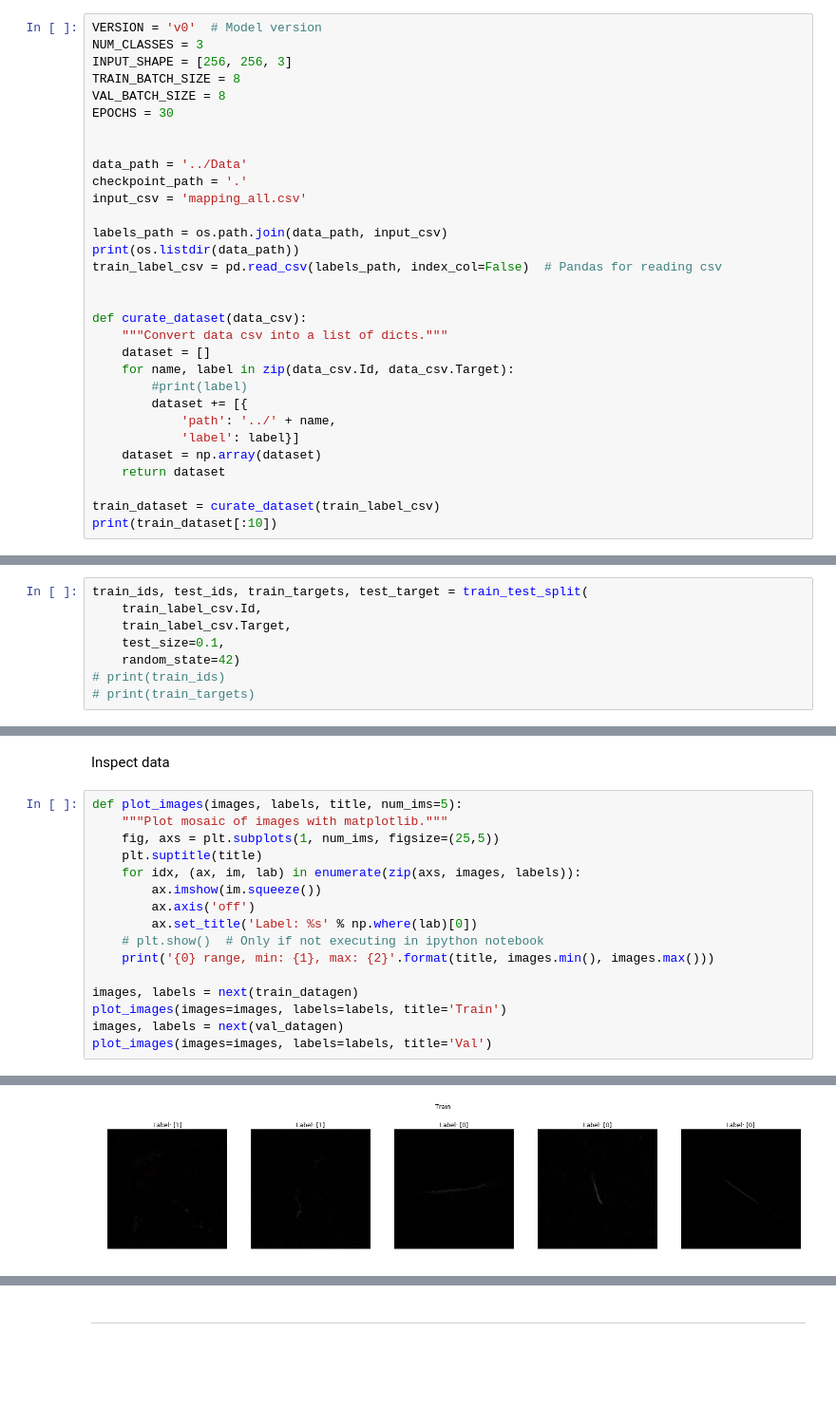
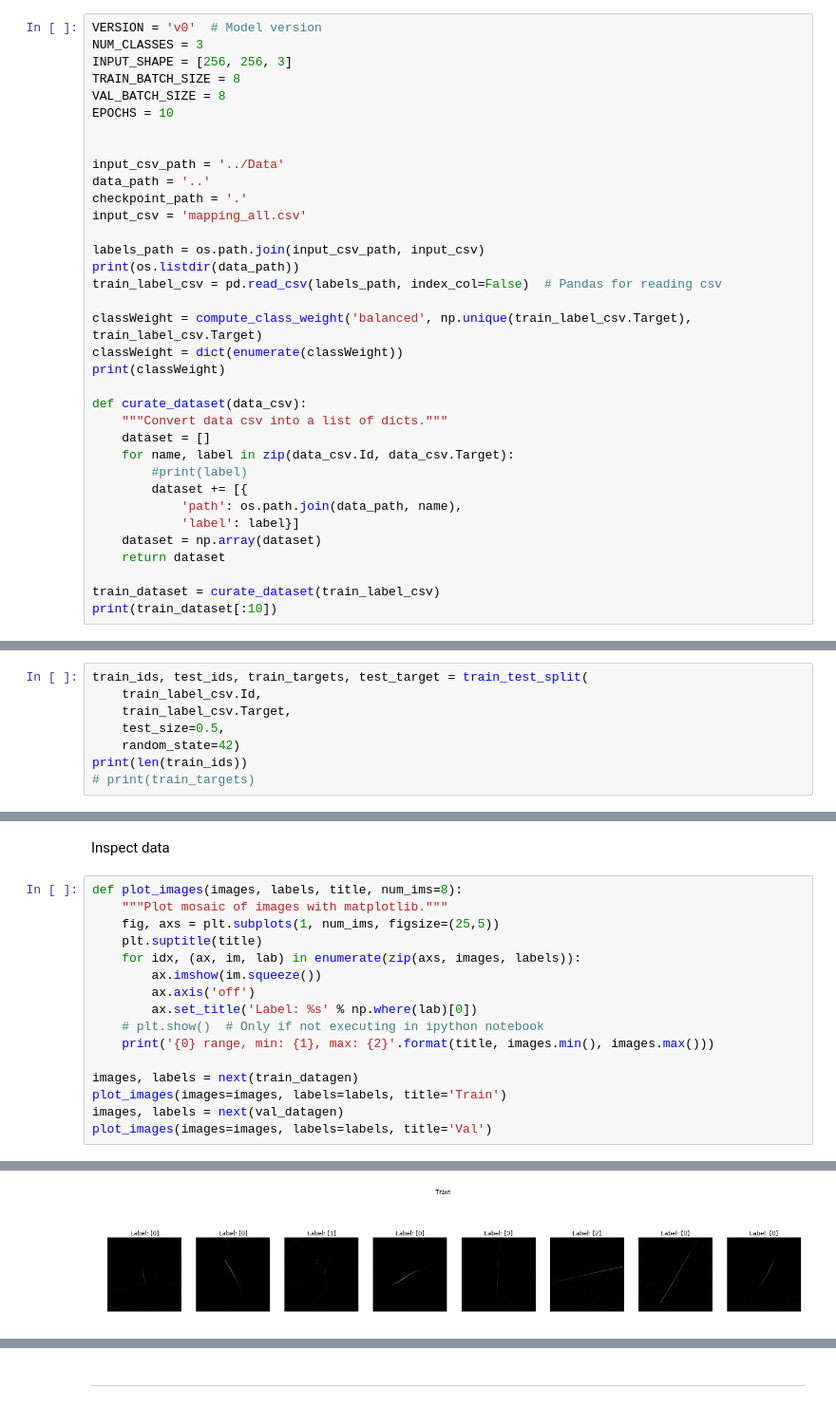
Before and after one commit to ottolau/CloudChamberTrackClassification, a Jupyter notebook: keras/cloudchamberAI_v1_ResNet.ipynb, the cells around one changed output, grey strips where cells are left out. Shown at 95% size. Saved outputs shown, nothing was run; the diff lists cells and outputs as text; blank space fills up the shorter version.

Commit message:
fixed bug. Included class weight for imbalance data

```diff
--- a/keras/cloudchamberAI_v1_ResNet.ipynb
+++ b/keras/cloudchamberAI_v1_ResNet.ipynb
@@ -45,17 +47,21 @@ NUM_CLASSES = 3
 INPUT_SHAPE = [256, 256, 3]
 TRAIN_BATCH_SIZE = 8
 VAL_BATCH_SIZE = 8
-EPOCHS = 30
+EPOCHS = 10
 
 
-data_path = '../Data'
+input_csv_path = '../Data'
+data_path = '..'
 checkpoint_path = '.'
 input_csv = 'mapping_all.csv'
 
-labels_path = os.path.join(data_path, input_csv)
+labels_path = os.path.join(input_csv_path, input_csv)
 print(os.listdir(data_path))
 train_label_csv = pd.read_csv(labels_path, index_col=False)  # Pandas for reading csv
 
+classWeight = compute_class_weight('balanced', np.unique(train_label_csv.Target), train_label_csv.Target)
+classWeight = dict(enumerate(classWeight))
+print(classWeight)
 
 def curate_dataset(data_csv):
     """Convert data csv into a list of dicts."""
@@ -63,7 +69,7 @@ def curate_dataset(data_csv):
     for name, label in zip(data_csv.Id, data_csv.Target):
         #print(label)
         dataset += [{
-            'path': '../' + name,
+            'path': os.path.join(data_path, name),
             'label': label}]
     dataset = np.array(dataset)
     return dataset
@@ -88,7 +95,7 @@ Split dataset into training/validation folds for model selection
 train_ids, test_ids, train_targets, test_target = train_test_split(
     train_label_csv.Id,
     train_label_csv.Target,
-    test_size=0.1,
+    test_size=0.5,
     random_state=42)
-# print(train_ids)
+print(len(train_ids))
 # print(train_targets)
@@ -182,7 +191,7 @@ val_datagen = val_datagen.build(
 # %% [markdown]
 Inspect data
 # %%
-def plot_images(images, labels, title, num_ims=5):
+def plot_images(images, labels, title, num_ims=8):
     """Plot mosaic of images with matplotlib."""
     fig, axs = plt.subplots(1, num_ims, figsize=(25,5))
     plt.suptitle(title)
@@ -203 +212 @@ Val range, min: 0.0, max: 0.3294117748737335
-[figure, old version]
+[figure, new version]
```
Also changed, not shown: parts of 10 cells of this notebook.
